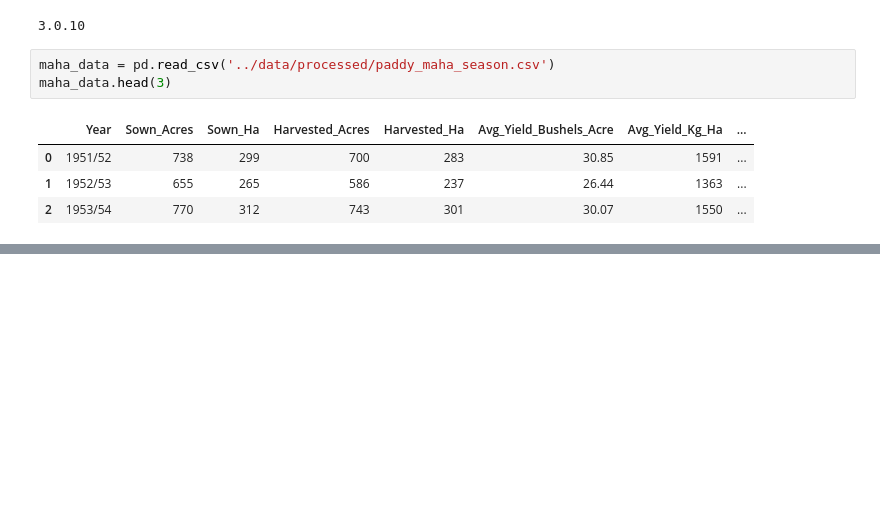
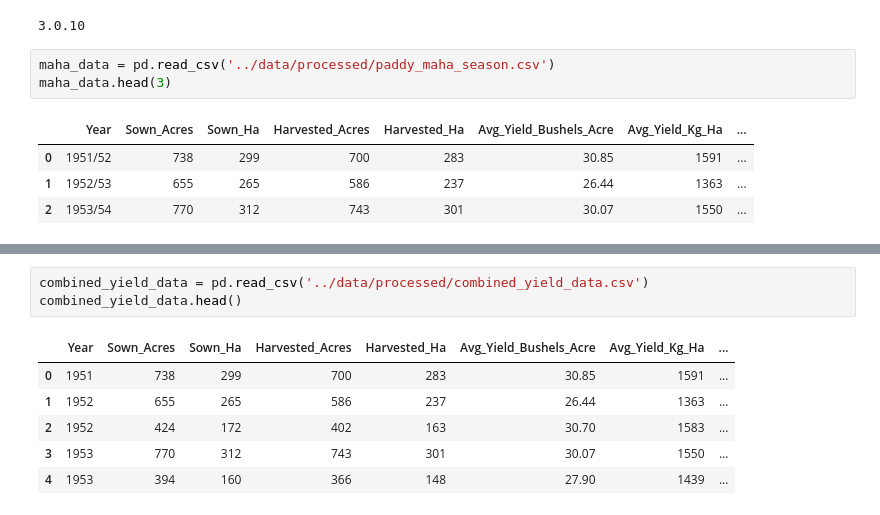
Before and after one commit to vishwani014/Sri-Lankan-Crop-Yield-Predictor, a Jupyter notebook: notebooks/preprocess.ipynb, the cells around one changed output, grey strips where cells are left out. Drawn from its saved outputs; the diff is of its cells as text; blank space fills up the shorter version.

```diff
--- a/notebooks/preprocess.ipynb
+++ b/notebooks/preprocess.ipynb
@@ -118,0 +129,10 @@ maha_data.head(3)
+# %%
+combined_yield_data = pd.read_csv('../data/processed/combined_yield_data.csv')
+combined_yield_data.head()
+# %% [output]
+|  | Year | Sown_Acres | Sown_Ha | Harvested_Acres | Harvested_Ha | Avg_Yield_Bushels_Acre | Avg_Yield_Kg_Ha | ... |
+| 0 | 1951 | 738 | 299 | 700 | 283 | 30.85 | 1591 | ... |
+| 1 | 1952 | 655 | 265 | 586 | 237 | 26.44 | 1363 | ... |
+| 2 | 1952 | 424 | 172 | 402 | 163 | 30.70 | 1583 | ... |
+| 3 | 1953 | 770 | 312 | 743 | 301 | 30.07 | 1550 | ... |
+| 4 | 1953 | 394 | 160 | 366 | 148 | 27.90 | 1439 | ... |
```
Also changed, not shown: parts of 1 cell of this notebook, 3 other files.
